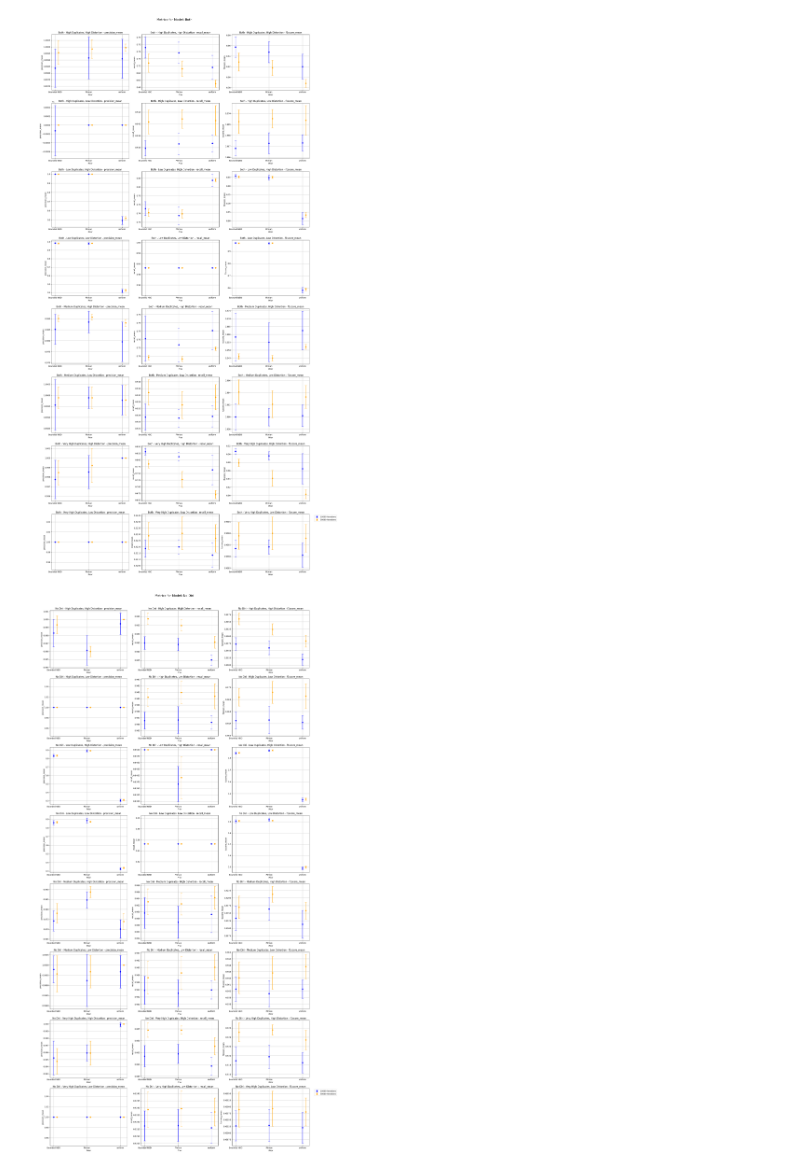
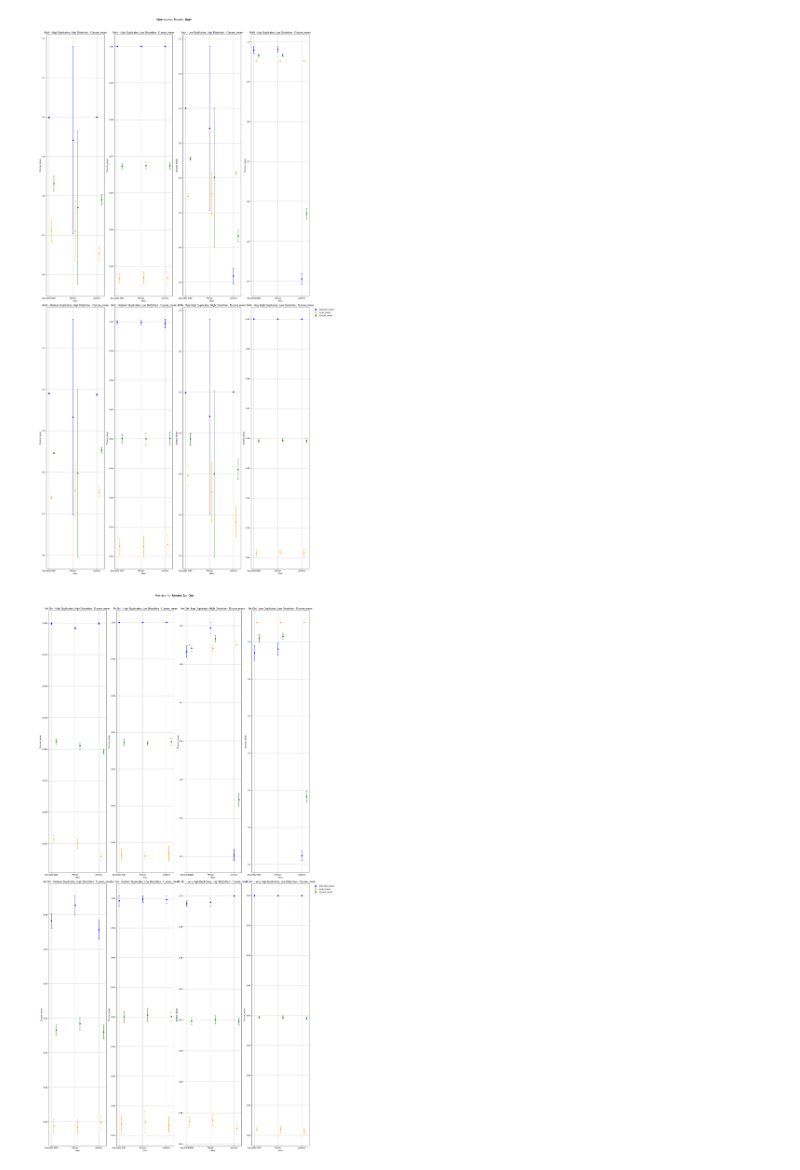
Before and after one commit to Emily0630/exchanger_data_collector, a Jupyter notebook: plot2.ipynb, the cells around one changed output. Cells and saved outputs as stored; diff of their text form; code cells hidden in the pictures.

```diff
--- a/plot2.ipynb
+++ b/plot2.ipynb
@@ -3,7 +3,7 @@ import pandas as pd
 import matplotlib.pyplot as plt
 
 # Load the new dataset as per the user's instructions for step-by-step plotting
-new_clean_data_path = 'clean_data.csv'
+new_clean_data_path = 'clean_data_stats50.csv'
 # Reload the dataset using the first column as the index
 new_clean_data = pd.read_csv(new_clean_data_path, index_col=0)
 
@@ -38,47 +38,47 @@ for model_to_plot in new_clean_data["model"].unique():
     df_model = df[df['model'] == model_to_plot]
 
     metrics = ['precision_mean', 'recall_mean', 'f1score_mean']
 
     filtered_data = new_clean_data[new_clean_data['model'] == 'Both']
 
     duplicates_levels = filtered_data['duplicates_level'].unique()
     distortion_levels = filtered_data['distortion_level'].unique()
 
-    colors = {10000: 'blue', 50000: 'orange'}
+    colors = {0: 'blue', 1: 'orange', 2: 'green'}
 
     # Generate plots for "No Diri"
-    plt.figure(figsize=(20, 40))
+    plt.figure(figsize=(20, 20))
 
-    for i, metric in enumerate(metrics):
-        std_metric = metric.replace('mean', 'std')
 
-        for j, dup_level in enumerate(duplicates_levels):
-            for k, dist_level in enumerate(distortion_levels):
-                index = (j * 2 + k) * 3 + i + 1
-                plt.subplot(8, 3, index)
 
-                df_plot = df_model[(df_model['duplicates_level'] == dup_level) &
-                                (df_model['distortion_level'] == dist_level)]
+    for j, dup_level in enumerate(duplicates_levels):
+        for k, dist_level in enumerate(distortion_levels):
+            index = (j * 2 + k)+1
+            plt.subplot(2, 4, index)
 
-                for num_iter in [10000, 50000]:
-                    subset = df_plot[df_plot['num_iter'] == num_iter]
-                    x_values = [i + (0.1 if num_iter == 50000 else 0) for i in range(len(subset['prior'].unique()))]
-                    plt.errorbar(x_values, subset[metric], yerr=subset[std_metric], fmt='o', capsize=5, color=colors[num_iter], label=f'{num_iter} iterations')
+            df_plot = df_model[(df_model['duplicates_level'] == dup_level) &
+                            (df_model['distortion_level'] == dist_level)]
 
-                plt.xticks(ticks=range(len(subset['prior'].unique())), labels=subset['prior'].unique())
+            for i, metric in enumerate(metrics):
+                std_metric = metric.replace('mean', 'std')
+                subset = df_plot
+                x_values = [k + 0.1 * i for k in range(len(subset['prior'].unique()))]
+                plt.errorbar(x_values, subset[metric], yerr=subset[std_metric], fmt='o', capsize=5, color=colors[i], label=f'{metric}')
+
+                plt.xticks(ticks=range(len(df_plot['prior'].unique())), labels=df_plot['prior'].unique())
                 plt.title(f'{model_to_plot} - {dup_level} Duplicates, {dist_level} Distortion - {metric}')
                 plt.xlabel('Prior')
                 plt.ylabel(metric)
                 plt.grid(True)
 
     plt.tight_layout()
     plt.legend(bbox_to_anchor=(1.05, 1), loc='upper left')
     plt.suptitle(f"Metrics for Model: {model_to_plot}", fontsize=16, y=1.02)
 
     # Save the plot for "No Diri"
     no_diri_plot_path = f"plots/{model_to_plot}_plot.png"
     plt.savefig(no_diri_plot_path, bbox_inches='tight')
     # no_diri_plot_path
 # %% [output]
-[figure, old version]
+[figure, new version]
-[figure, old version]
+[figure, new version]
```
Also changed, not shown: parts of 2 cells of this notebook, 7 other files.
